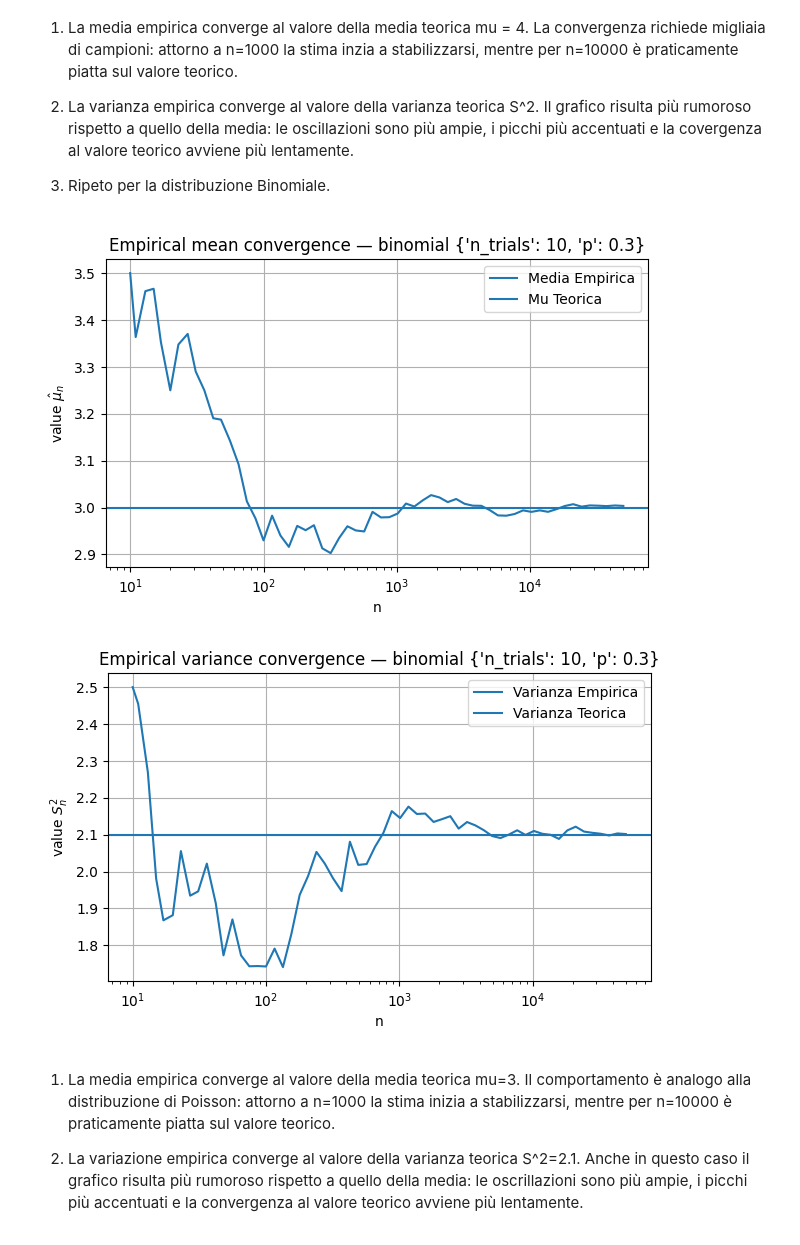
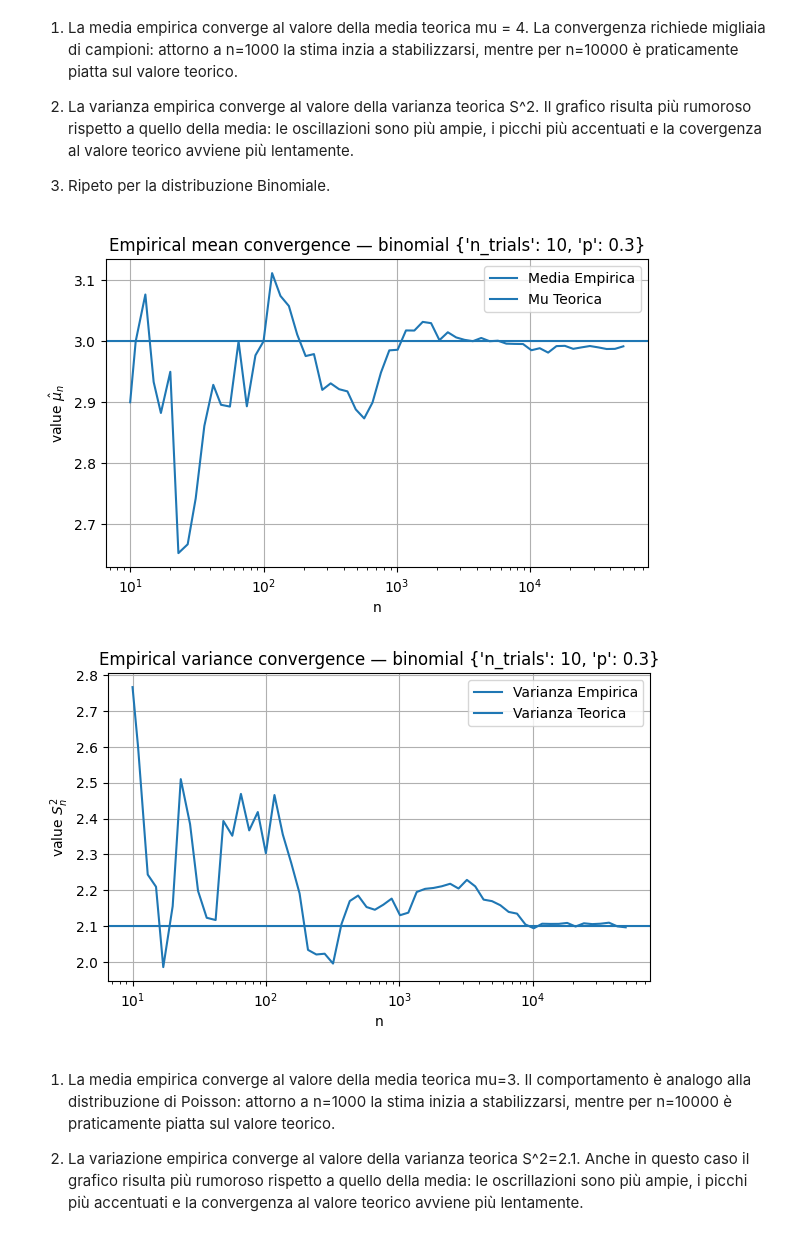
Before and after one commit to iamgiu/Introduzione-al-Data-Science, a Jupyter notebook: Notebook/Seconda Settimana/lab2.ipynb, the cells around one changed output. Saved outputs shown, nothing was run; the diff lists cells and outputs as text; code cells hidden in the pictures.

```diff
--- a/Notebook/Seconda Settimana/lab2.ipynb
+++ b/Notebook/Seconda Settimana/lab2.ipynb
@@ -172,7 +173,6 @@ dist_name = "poisson"
 params = {"mu": 4.0}
 
 n_max = 50_000
-rng = np.random.default_rng(seed=42)
 x = sample_dist(dist_name, params, n_max, rng)                          # funzione definita nel punto Task 1.2
 
 ns = np.unique(np.logspace(1, np.log10(n_max), 60).astype(int))  # 10 ... n_max
@@ -224,60 +224,46 @@ Il grafico risulta più rumoroso rispetto a quello della media: le oscillazioni
 
 3. Ripeto per la distribuzione Binomiale.
 # %%
-def prefix_stats(x: np.ndarray, ns: np.ndarray) -> tuple[np.ndarray, np.ndarray]:
-   # Return arrays of prefix empirical mean and variance for given ns.
-    means = []
-    vars_ = []
-    for n in ns:
-        xn = x[:n]
-        # TO DO
-        means.append(np.mean(xn))                                   # np.mean(xn) calcola la media empirica sugli n valori
-        vars_.append(np.var(xn, ddof=1))                            # np.var(xn, ddog=1) calcola la varianza campionaria con ddof=1, cioè dividendo per n-1 invece di n
-    return np.array(means), np.array(vars_)
-
-# ====== Choose distribution and parameters here ======
-
 # TO DO: test with Poisson
 
 dist_name = "binomial"
 params = {"n_trials":10, "p": 0.3}
 
 n_max = 50_000
-rng = np.random.default_rng(seed=42)
 x = sample_dist(dist_name, params, n_max, rng)                          # funzione definita nel punto Task 1.2
 
 ns = np.unique(np.logspace(1, np.log10(n_max), 60).astype(int))  # 10 ... n_max
 mhat, vhat = prefix_stats(x, ns)
 mu, var = theory_mean_var(dist_name, params)
 
 # Plot mean convergence
 plt.figure()
 # TO DO
 plt.plot(ns, mhat, label="Media Empirica")
 # TO DO: plot thoeretical mu
 plt.axhline(mu, label="Mu Teorica")
 plt.xscale("log")
 plt.xlabel("n")
 plt.ylabel(r"value $\hat{\mu}_n$")                              # mi dava errore quindi ho messo "r" per fare in modo che Python tratti il backslash come un carattere normale
 plt.title(f"Empirical mean convergence — {dist_name} {params}")
 plt.legend()
 plt.show()
 
 # Plot variance convergence
 plt.figure()
 # TO DO
 plt.plot(ns, vhat, label="Varianza Empirica")
 # TO DO: plot theoretical variance
 plt.axhline(var, label="Varianza Teorica")
 plt.xscale("log")
 plt.xlabel("n")
 plt.ylabel("value $S_n^2$")
 plt.title(f"Empirical variance convergence — {dist_name} {params}")
 plt.legend()
 plt.show()
 # %% [output]
-[figure, old version]
+[figure, new version]
-[figure, old version]
+[figure, new version]
 # %% [markdown]
 1. La media empirica converge al valore della media teorica mu=3.
 Il comportamento è analogo alla distribuzione di Poisson: attorno a n=1000 la stima inizia a stabilizzarsi, mentre per n=10000 è praticamente piatta sul valore teorico.
```
Also changed, not shown: parts of 8 cells of this notebook.
